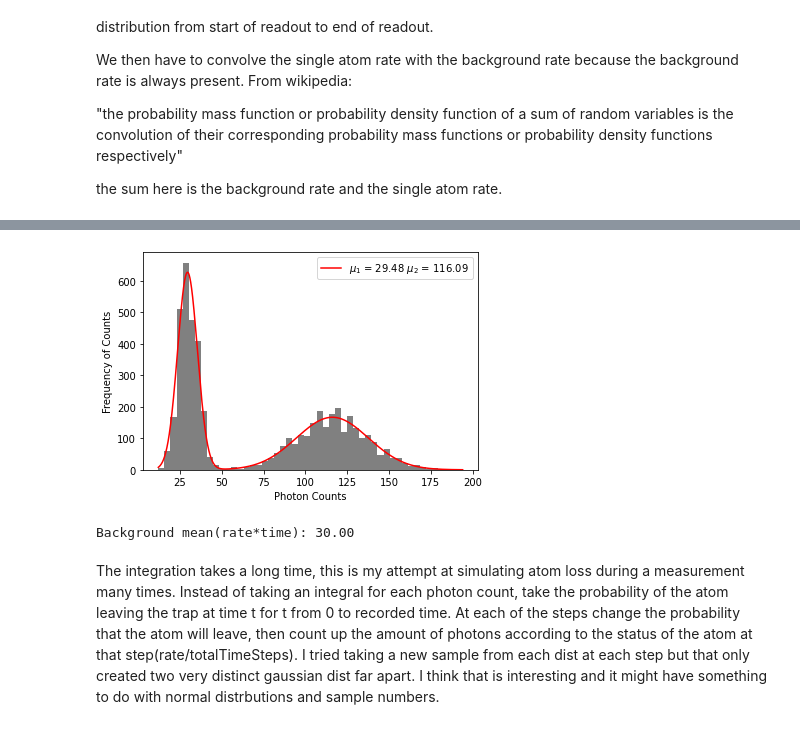
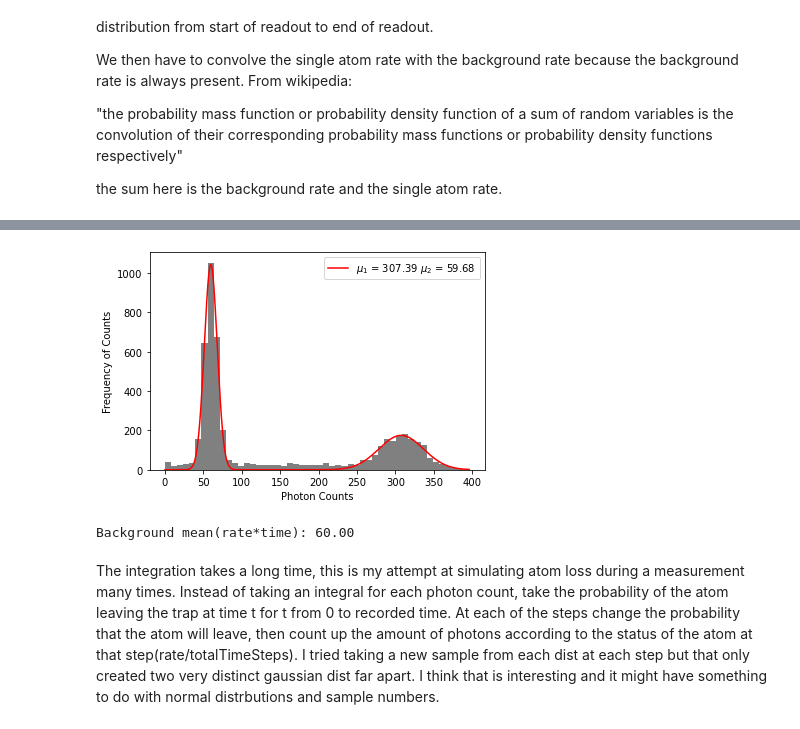
Before and after one commit to bpnordin/PhotonCount, a Jupyter notebook: main.ipynb, the cells around one changed output, grey strips where cells are left out. Cells and saved outputs as stored; diff of their text form; code cells hidden in the pictures.

```diff
--- a/main.ipynb
+++ b/main.ipynb
@@ -31,10 +29,10 @@ We then have to convolve the single atom rate with the background rate because t
 the sum here is the background rate and the single atom rate.
 # %%
 #define the variables that determine how many photons are released
-recordTime = .003
-rateSingleAtom = 145000
-rateBackground = 10000
-lifetimeOfTrap = 1
+recordTime = .003*0+60*10**-3  #s
+rateSingleAtom = 145000*0+10*10**3  #Hz
+rateBackground = 10000*0+1*10**3  #Hz
+lifetimeOfTrap = 60*10**-3  #s
 
 #up to this many photons
 countEnd = 700
@@ -44,6 +42,8 @@ probDistBack = poisson.pmf(xx,recordTime*rateBackground)
 #the single atom is a poisson distribution with a lifetime of 1/e
 def singleAtom(recordTime,rate,lifeTime,xx):
     """
+    TODO : Add a function description here
+
     Args:
         recordTime: the time that the measurment beams are active(seconds).
         rate: the rate that the single atom emits photons(photons/second)
@@ -66,9 +66,3 @@ def singleAtom(recordTime,rate,lifeTime,xx):
         prob.append(val+np.exp(-recordTime/lifeTime)*poisson.pmf(i,rate*recordTime)) #add in the
     #return the prob dist for all of the photon counts in xx
     return prob
-
-
-#get the distribution, the integrals take longer then the rest of the code
-probDistSingle = singleAtom(recordTime,rateSingleAtom,lifetimeOfTrap,xx)
-#now convolve with background rate
-probDistSingle = np.convolve(probDistSingle,probDistBack,'same')
@@ -93,28 +101,32 @@ We have the histogram, and I am just going to fit a gaussian curve to the histor
 # %%
 #the function as the addition of two gaussian curves
 def gaussian(x, amp1,cen1,sigma1, amp2,cen2,sigma2):
     return amp1*(1/(sigma1*(np.sqrt(2*np.pi))))*(np.exp((-1.0/2.0)*(((x-cen1)/sigma1)**2))) + \
             amp2*(1/(sigma2*(np.sqrt(2*np.pi))))*(np.exp((-1.0/2.0)*(((x-cen2)/sigma2)**2)))
 
 
 #the histogram and the bin heights and centers that will be used for fitting
 bin_heights, bin_borders, _ = plt.hist(hist,50)
 bin_centers = bin_borders[:-1] + np.diff(bin_borders) / 2
 #fit with guess p0
-popt, pcov = curve_fit(gaussian, bin_centers, bin_heights, p0=[700, 30, 1, 150, 125, 5])
-
+try:
+    popt, pcov = curve_fit(gaussian, bin_centers, bin_heights, p0=[700, 30, 1, 150, 125, 5])
+except RuntimeError as e:
+    print(e)
+    popt, pcov = None, No
 x_interval_for_fit = np.linspace(bin_borders[0], bin_borders[-1], 10000)
 
-plt.plot(x_interval_for_fit, gaussian(x_interval_for_fit, *popt), label=r"$\mu_1$ = %.2f $\mu_2$ = %.2f"%(popt[1],popt[4]),color = 'r')
+if popt is not None:
+    plt.plot(x_interval_for_fit, gaussian(x_interval_for_fit, *popt), label=r"$\mu_1$ = %.2f $\mu_2$ = %.2f"%(popt[1],popt[4]),color = 'r')
 plt.hist(hist,50,color = 'gray')
 plt.legend()
 plt.xlabel("Photon Counts")
 plt.ylabel("Frequency of Counts")
 plt.show()
 print ("Background mean(rate*time): %.2f" %(recordTime*rateBackground))
 # %% [output]
-[figure, old version]
+[figure, new version]
-Background mean(rate*time): 30.00
+Background mean(rate*time): 60.00
 # %% [markdown]
 The integration takes a long time, this is my attempt at simulating atom loss during a measurement many times. Instead of taking an integral for each photon count, take the probability of the atom leaving the trap at time t for t from 0 to recorded time. At each of the steps change the probability that the atom will leave, then count up the amount of photons according to the status of the atom at that step(rate/totalTimeSteps). I tried taking a new sample from each dist at each step but that only created two very distinct gaussian dist far apart. I think that is interesting and it might have something to do with normal distrbutions and sample numbers.
 # %%
```
Also changed, not shown: parts of 8 cells of this notebook, 3 other files.
